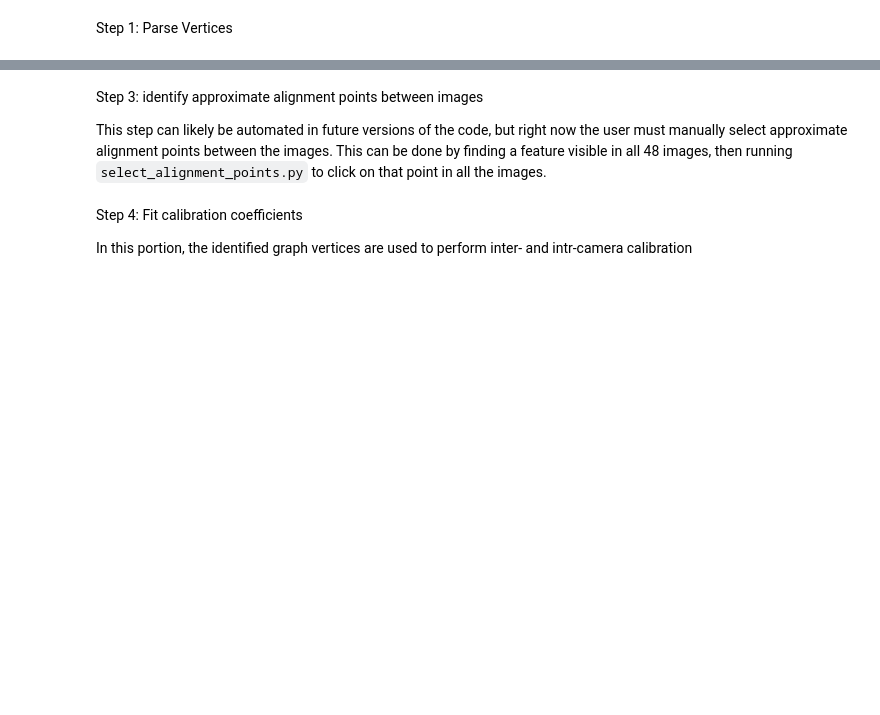
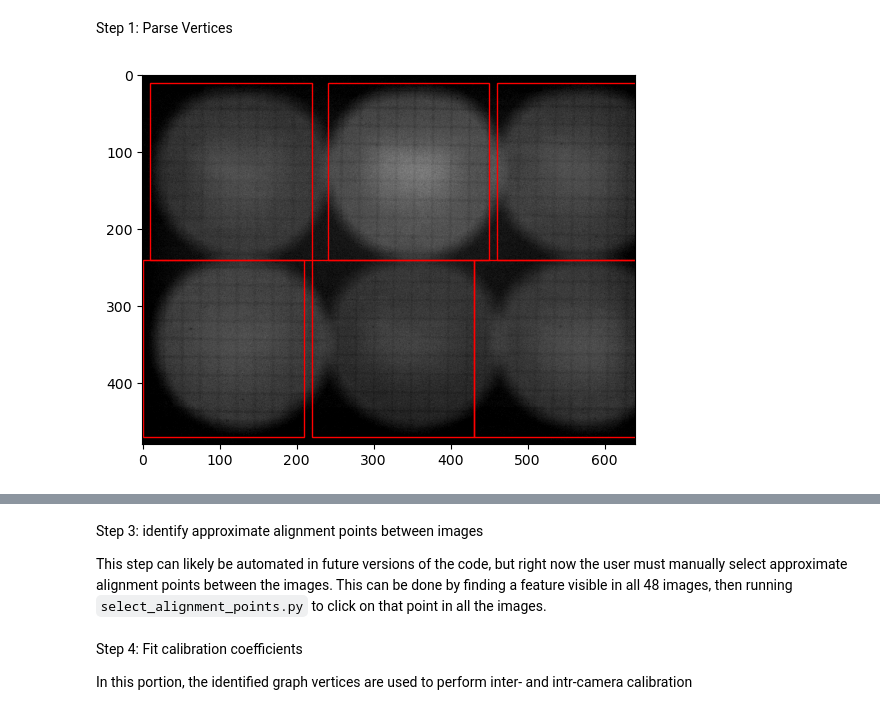
Before and after one commit to clarebcook/HighSpeedFLFM, a Jupyter notebook: calibration_scripts/run_calibration.ipynb, the cells around one changed output, grey strips where cells are left out. Cells and saved outputs as stored; diff of their text form; code cells hidden in the pictures; blank space fills up the shorter version.

Commit message:
pushing changes for six lens system

```diff
--- a/calibration_scripts/run_calibration.ipynb
+++ b/calibration_scripts/run_calibration.ipynb
@@ -19,3 +16,11 @@ info_manager = CalibrationInfoManager(calibration_filename)
+# %%
+# calibration filename can be manually specified or pulled from stored metadata
+specimen = "20250226_OB_2"
+mm = MetadataManager(specimen)
+calibration_filename = mm.calibration_filename
+calibration_folder = mm.calibration_folder
+
+info_manager = CalibrationInfoManager(calibration_filename)
 # %%
 # known information
 info_manager.vertex_spacing_m = 500e-6
@@ -34,22 +39,45 @@ for i, name in enumerate(plane_names):
 info_manager.plane_names = name_dict
 # %%
 # load one image to identify where images should be cropped
-# right now functions are only tested with the provided crops
+# right now functions are only tested with the default provided crops
+# and crops are expected to be the same size for all cameras
 
+# standard crops for 3 camera system
 crop_indices = {
     0: [230, 480, 0, 200],
     1: [230, 480, 440, 640],
     2: [0, 250, 220, 420],
+}
+
+# standard crops for 6 camera system
+# crop_indices = {
+#     0: [20, 250, 0, 210],
+#     1: [250, 480, 0, 210],
+#     2: [20, 250, 220, 430],
+#     3: [250, 480, 220, 430],
+#     4: [20, 250, 430, 640],
+#     5: [250, 480, 430, 640]
+# }
+
+crop_indices = {
+    0: [10, 240,10, 220],
+    1: [240, 470, 0, 210],
+    2: [10, 240, 240, 450],
+    3: [240, 470, 220, 430],
+    4: [10, 240, 460, 640],
+    5: [240, 470, 430, 640]
 }
 
 # this could be done with any image, including of an ant
 image_filename = calibration_folder + '/' + plane_names[0]
 raw_image = Image.open(image_filename)
 plt.imshow(raw_image)
 ax = plt.gca()
 for c in crop_indices.values():
     rect = Rectangle((c[2], c[0]), c[3] - c[2], c[1] - c[0], fill=False, color='red')
     ax.add_artist(rect)
+# %% [output]
+[figure, added]
 # %%
 info_manager.crop_indices = crop_indices
 info_manager.save_all_info()
```
Also changed, not shown: parts of 13 cells of this notebook, 16 other files.
